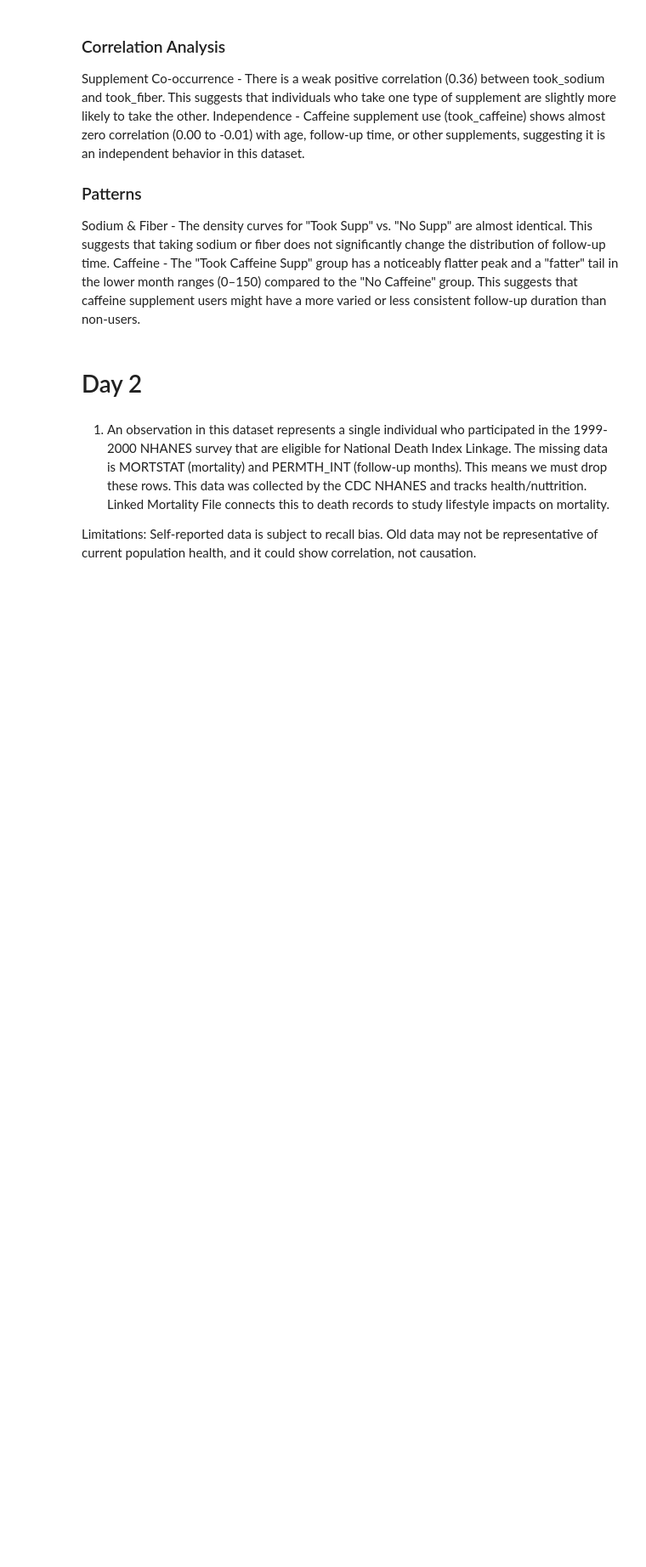
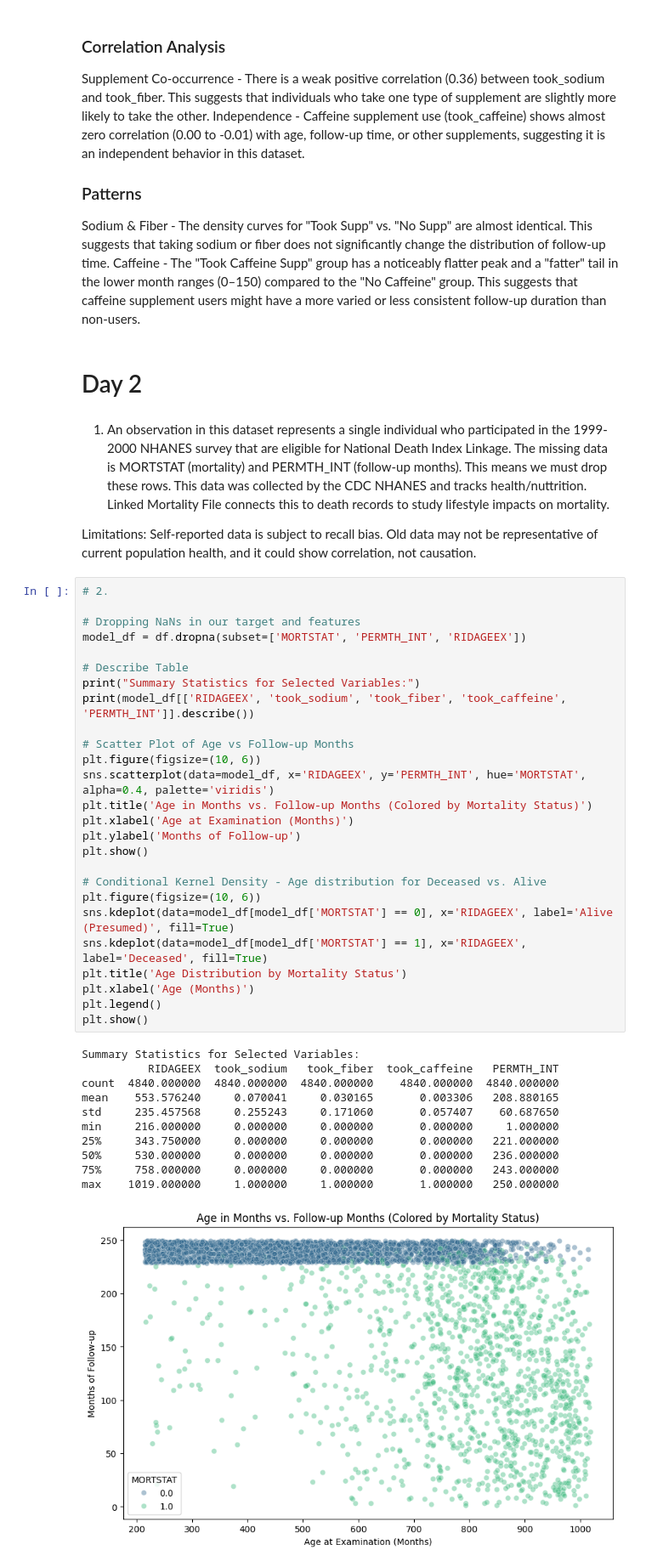
Before and after one commit to ZachEklund/Project_1, a Jupyter notebook: project_1_bsds.ipynb, the cells around one changed output. Shown at 85% size. Drawn from its saved outputs; the diff is of its cells as text; blank space fills up the shorter version.

```diff
--- a/project_1_bsds.ipynb
+++ b/project_1_bsds.ipynb
@@ -276,3 +276,41 @@ Caffeine - The "Took Caffeine Supp" group has a noticeably flatter peak and a "f
 1. An observation in this dataset represents a single individual who participated in the 1999-2000 NHANES survey that are eligible for National Death Index Linkage. The missing data is MORTSTAT (mortality) and PERMTH_INT (follow-up months). This means we must drop these rows. This data was collected by the CDC NHANES and tracks health/nuttrition. Linked Mortality File connects this to death records to study lifestyle impacts on mortality.
 
 Limitations: Self-reported data is subject to recall bias. Old data may not be representative of current population health, and it could show correlation, not causation.
+# %%
+# 2.
+
+# Dropping NaNs in our target and features
+model_df = df.dropna(subset=['MORTSTAT', 'PERMTH_INT', 'RIDAGEEX'])
+
+# Describe Table
+print("Summary Statistics for Selected Variables:")
+print(model_df[['RIDAGEEX', 'took_sodium', 'took_fiber', 'took_caffeine', 'PERMTH_INT']].describe())
+
+# Scatter Plot of Age vs Follow-up Months
+plt.figure(figsize=(10, 6))
+sns.scatterplot(data=model_df, x='RIDAGEEX', y='PERMTH_INT', hue='MORTSTAT', alpha=0.4, palette='viridis')
+plt.title('Age in Months vs. Follow-up Months (Colored by Mortality Status)')
+plt.xlabel('Age at Examination (Months)')
+plt.ylabel('Months of Follow-up')
+plt.show()
+
+# Conditional Kernel Density - Age distribution for Deceased vs. Alive
+plt.figure(figsize=(10, 6))
+sns.kdeplot(data=model_df[model_df['MORTSTAT'] == 0], x='RIDAGEEX', label='Alive (Presumed)', fill=True)
+sns.kdeplot(data=model_df[model_df['MORTSTAT'] == 1], x='RIDAGEEX', label='Deceased', fill=True)
+plt.title('Age Distribution by Mortality Status')
+plt.xlabel('Age (Months)')
+plt.legend()
+plt.show()
+# %% [output]
+Summary Statistics for Selected Variables:
+          RIDAGEEX  took_sodium   took_fiber  took_caffeine   PERMTH_INT
+count  4840.000000  4840.000000  4840.000000    4840.000000  4840.000000
+mean    553.576240     0.070041     0.030165       0.003306   208.880165
+std     235.457568     0.255243     0.171060       0.057407    60.687650
+min     216.000000     0.000000     0.000000       0.000000     1.000000
+25%     343.750000     0.000000     0.000000       0.000000   221.000000
+50%     530.000000     0.000000     0.000000       0.000000   236.000000
+75%     758.000000     0.000000     0.000000       0.000000   243.000000
+max    1019.000000     1.000000     1.000000       1.000000   250.000000
+[figure, added]
```
Also changed, not shown: parts of 7 cells of this notebook.
